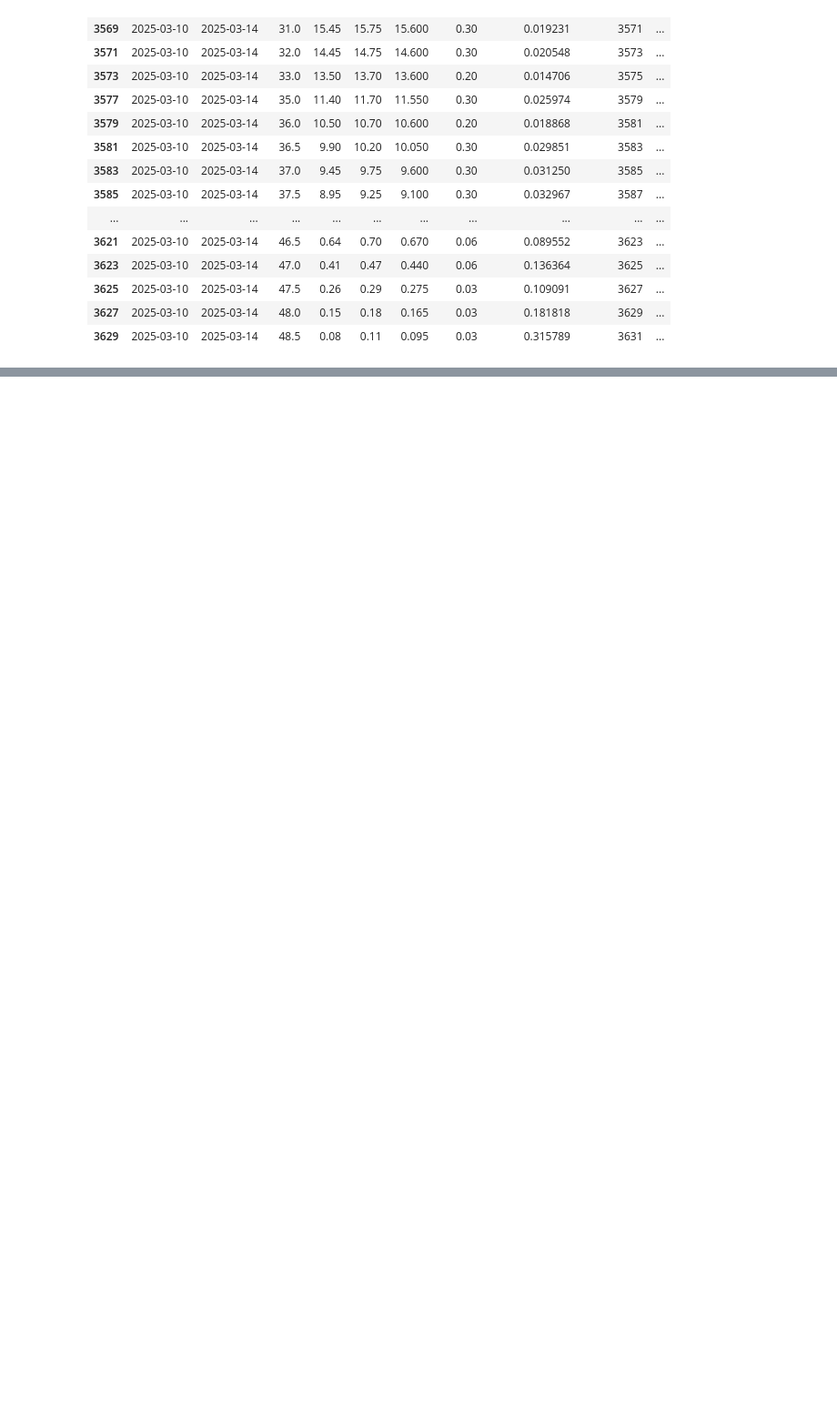
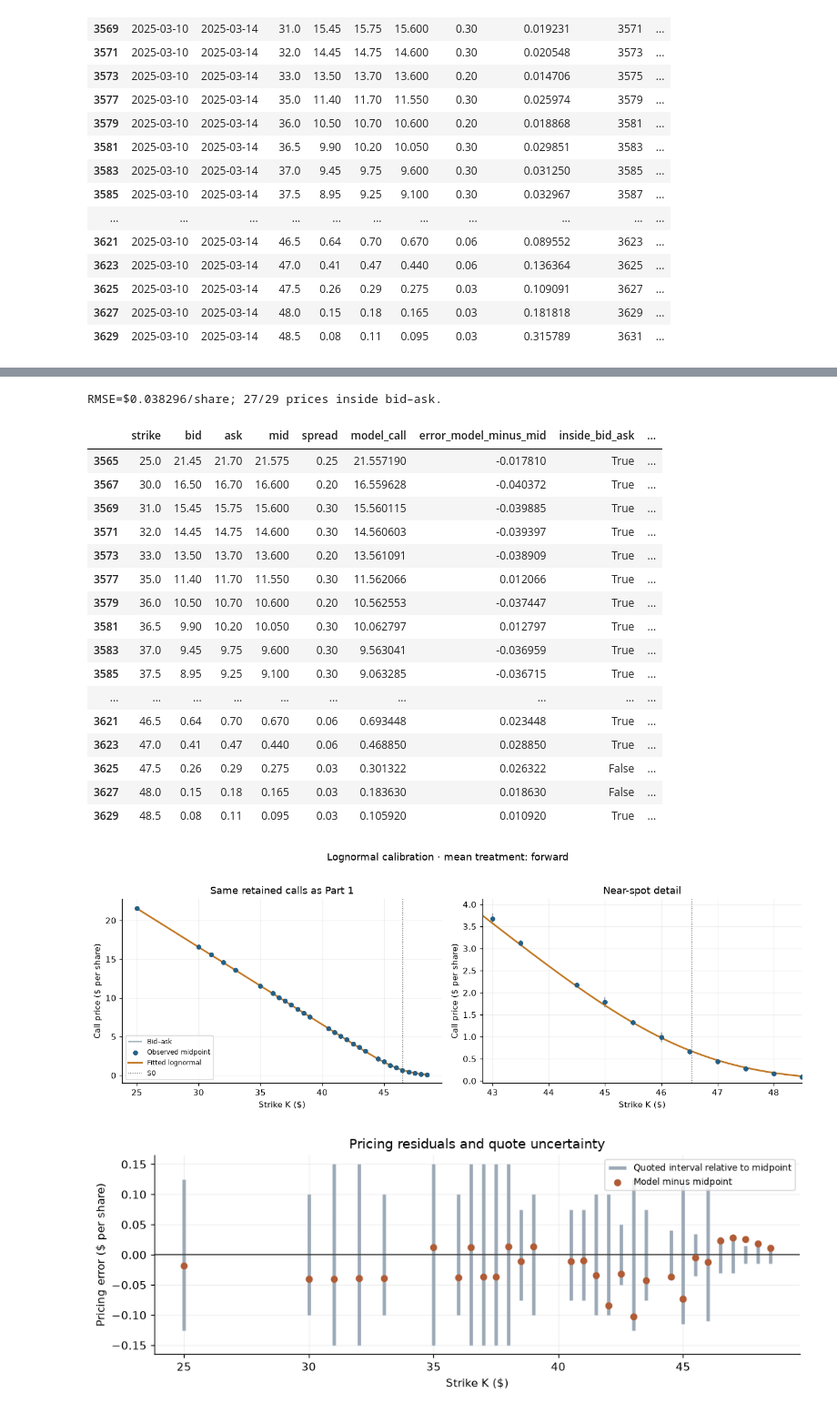
Before and after one commit to moctran/MiniProject5, a Jupyter notebook: VZ_Part1_Data_Selection.ipynb, the cells around one changed output, grey strips where cells are left out. Shown at 91% size. Drawn from its saved outputs; the diff is of its cells as text; code cells hidden in the pictures; blank space fills up the shorter version.

Commit message:
Lognormal distribution estimation

```diff
--- a/VZ_Part1_Data_Selection.ipynb
+++ b/VZ_Part1_Data_Selection.ipynb
@@ -581,0 +826,56 @@ display(Markdown(
+# %%
+pricing_table = calibration_data[['strike', 'bid', 'ask', 'mid', 'spread']].copy()
+pricing_table['model_call'] = C_fitted
+pricing_table['error_model_minus_mid'] = C_fitted-C_obs
+pricing_table['inside_bid_ask'] = ((C_fitted >= bid_obs-EPS) & (C_fitted <= ask_obs+EPS))
+pricing_table['distance_outside_quote'] = np.maximum.reduce(
+    [bid_obs-C_fitted, C_fitted-ask_obs, np.zeros(len(K))])
+display(pricing_table.round(6))
+inside_count = int(pricing_table.inside_bid_ask.sum())
+print(f'RMSE=${chosen["rmse"]:.6f}/share; {inside_count}/{len(K)} prices inside bid–ask.')
+
+fig_fit, axes = plt.subplots(1, 2, figsize=(12, 4.3))
+K_curve = np.linspace(K.min(), K.max(), 700)
+C_curve = lognormal_call(K_curve, mu_hat, sigma_hat, r, T)
+for ax in axes:
+    ax.vlines(K, bid_obs, ask_obs, color='#8c9baa', alpha=0.8, label='Bid–ask')
+    ax.scatter(K, C_obs, s=24, color='#255f85', label='Observed midpoint', zorder=3)
+    ax.plot(K_curve, C_curve, color='#c27925', lw=2, label='Fitted lognormal')
+    ax.axvline(S0, color='#4d4d4d', ls=':', lw=1, label='S0')
+    ax.set(xlabel='Strike K ($)', ylabel='Call price ($ per share)')
+axes[0].set_title('Same retained calls as Part 1')
+zoom_lo, zoom_hi = max(K.min(), 0.92*S0), min(K.max(), 1.06*S0)
+axes[1].set(xlim=(zoom_lo, zoom_hi),
+            ylim=(-0.05, 1.1*max(lognormal_call(zoom_lo, mu_hat, sigma_hat, r, T), 0.1)),
+            title='Near-spot detail')
+axes[0].legend(fontsize=8)
+fig_fit.suptitle(f'Lognormal calibration · mean treatment: {MEAN_TREATMENT}', y=1.02)
+fig_fit.tight_layout(); plt.show()
+
+fig_residual, ax = plt.subplots(figsize=(9, 3.4))
+ax.vlines(K, bid_obs-C_obs, ask_obs-C_obs, color='#9ba9b6', lw=3, label='Quoted interval relative to midpoint')
+ax.scatter(K, C_fitted-C_obs, s=28, color='#b05b35', label='Model minus midpoint', zorder=3)
+ax.axhline(0, color='#424242', lw=1)
+ax.set(xlabel='Strike K ($)', ylabel='Pricing error ($ per share)', title='Pricing residuals and quote uncertainty')
+ax.legend(fontsize=8); fig_residual.tight_layout(); plt.show()
+# %% [output]
+RMSE=$0.038296/share; 27/29 prices inside bid–ask.
+|  | strike | bid | ask | mid | spread | model_call | error_model_minus_mid | inside_bid_ask | ... |
+| 3565 | 25.0 | 21.45 | 21.70 | 21.575 | 0.25 | 21.557190 | -0.017810 | True | ... |
+| 3567 | 30.0 | 16.50 | 16.70 | 16.600 | 0.20 | 16.559628 | -0.040372 | True | ... |
+| 3569 | 31.0 | 15.45 | 15.75 | 15.600 | 0.30 | 15.560115 | -0.039885 | True | ... |
+| 3571 | 32.0 | 14.45 | 14.75 | 14.600 | 0.30 | 14.560603 | -0.039397 | True | ... |
+| 3573 | 33.0 | 13.50 | 13.70 | 13.600 | 0.20 | 13.561091 | -0.038909 | True | ... |
+| 3577 | 35.0 | 11.40 | 11.70 | 11.550 | 0.30 | 11.562066 | 0.012066 | True | ... |
+| 3579 | 36.0 | 10.50 | 10.70 | 10.600 | 0.20 | 10.562553 | -0.037447 | True | ... |
+| 3581 | 36.5 | 9.90 | 10.20 | 10.050 | 0.30 | 10.062797 | 0.012797 | True | ... |
+| 3583 | 37.0 | 9.45 | 9.75 | 9.600 | 0.30 | 9.563041 | -0.036959 | True | ... |
+| 3585 | 37.5 | 8.95 | 9.25 | 9.100 | 0.30 | 9.063285 | -0.036715 | True | ... |
+| ... | ... | ... | ... | ... | ... | ... | ... | ... | ... |
+| 3621 | 46.5 | 0.64 | 0.70 | 0.670 | 0.06 | 0.693448 | 0.023448 | True | ... |
+| 3623 | 47.0 | 0.41 | 0.47 | 0.440 | 0.06 | 0.468850 | 0.028850 | True | ... |
+| 3625 | 47.5 | 0.26 | 0.29 | 0.275 | 0.03 | 0.301322 | 0.026322 | False | ... |
+| 3627 | 48.0 | 0.15 | 0.18 | 0.165 | 0.03 | 0.183630 | 0.018630 | False | ... |
+| 3629 | 48.5 | 0.08 | 0.11 | 0.095 | 0.03 | 0.105920 | 0.010920 | True | ... |
+[figure, added]
+[figure, added]
```
Also changed, not shown: parts of 16 cells of this notebook.
